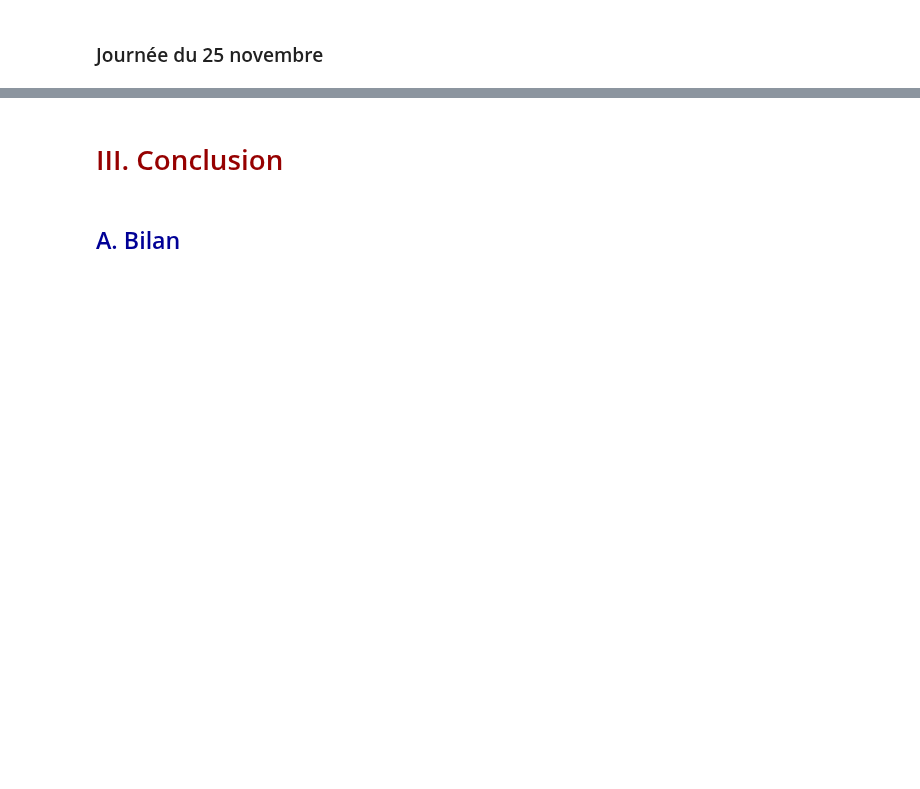
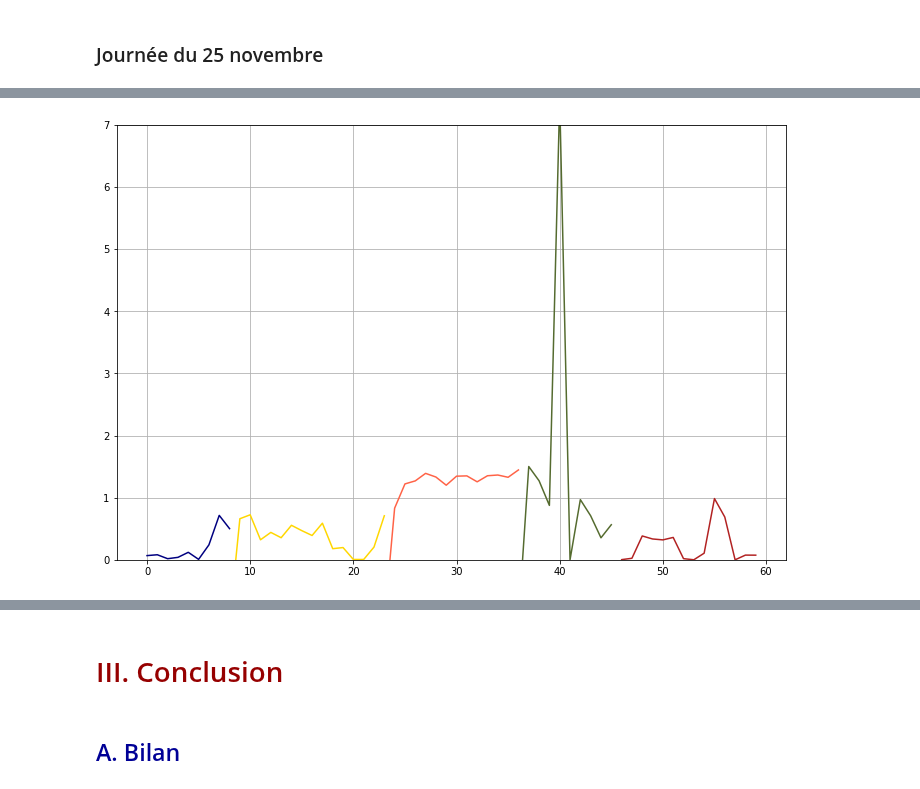
Before and after one commit to AmigoCap/GPSFlow, a Jupyter notebook: 4-StayPoint.ipynb, the cells around one changed output, grey strips where cells are left out. Saved outputs shown, nothing was run; the diff lists cells and outputs as text; code cells hidden in the pictures; blank space fills up the shorter version.

Commit message:
Applied KMeansto

```diff
--- a/4-StayPoint.ipynb
+++ b/4-StayPoint.ipynb
@@ -306,0 +350,14 @@ On remarque donc que l'algorithme semble très bien fonctionner pour la détecti
+# %%
+(lK,whitened)=speedClass.applyKMeans(segment_mouvement,k=5)
+lBoundiaries=speedClass.getBoundiaries(lK)
+lFirstSpeedSegmentation=speedClass.calcFirstSegmentation(lBoundiaries,whitened)
+# %%
+plt.figure(figsize=(12,8))
+plt.grid(True)
+plt.ylim(0,7)
+for ii, plots in enumerate(lFirstSpeedSegmentation):
+    plt.plot(plots,lColors[ii%20])
+
+plt.show()
+# %% [output]
+[figure, added]
```
Also changed, not shown: parts of 13 cells of this notebook.
